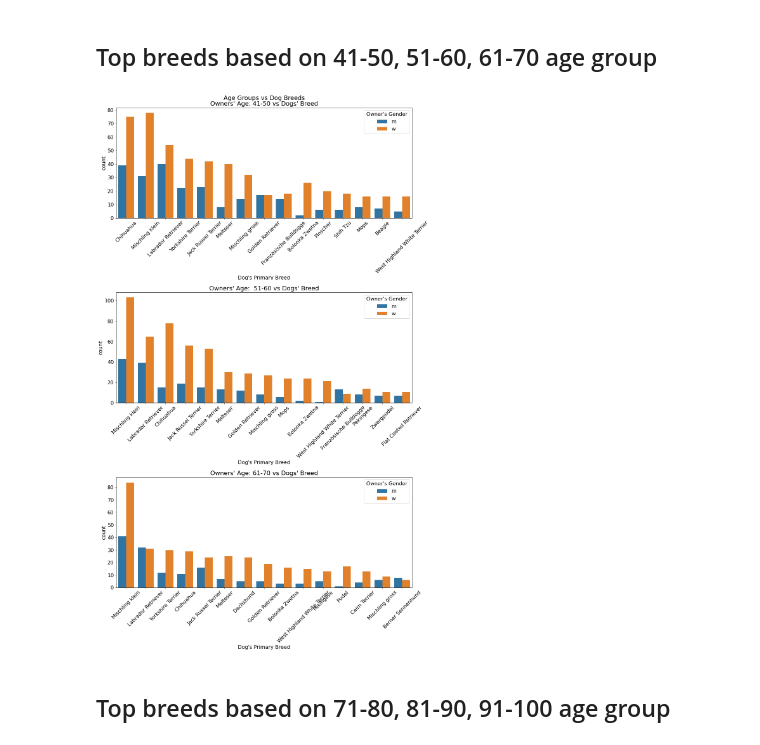
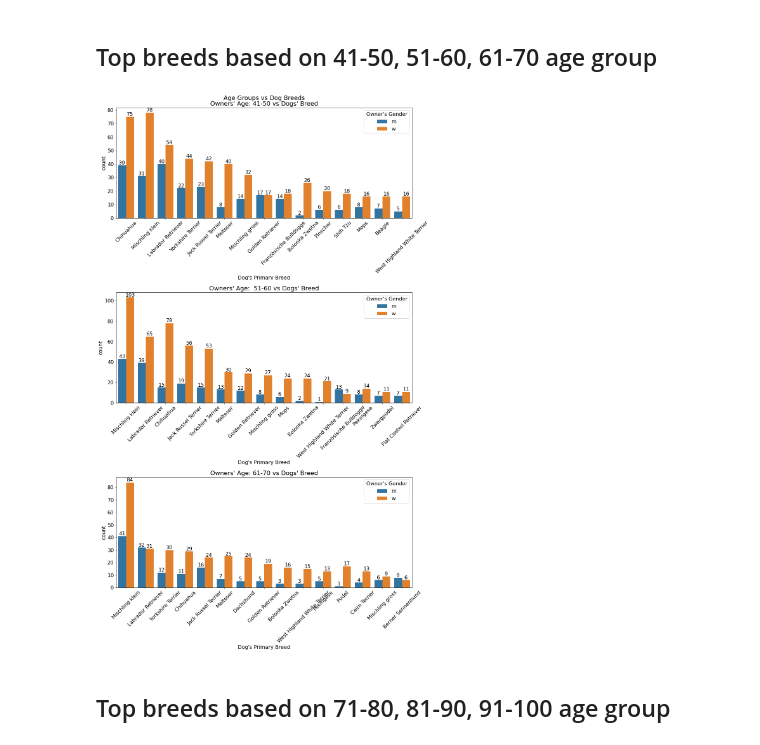
Before and after one commit to KierraDangerfield/Springboard, a Jupyter notebook: Craft a Story/Storytelling with Dogs of Zurich.ipynb, the cells around one changed output. Cells and saved outputs as stored; diff of their text form; code cells hidden in the pictures.

```diff
--- a/Craft a Story/Storytelling with Dogs of Zurich.ipynb
+++ b/Craft a Story/Storytelling with Dogs of Zurich.ipynb
@@ -152,6 +152,11 @@ ax1.tick_params(axis='x', labelrotation=45)
 ax2.tick_params(axis='x', labelrotation=45)
 ax3.tick_params(axis='x', labelrotation=45)
 
+for (x, y, z) in zip(ax1.containers, ax2.containers, ax3.containers):
+    ax1.bar_label(x)
+    ax2.bar_label(y)
+    ax3.bar_label(z)
+
 fig.tight_layout()
 plt.show()
 # %% [output]
@@ -163,34 +168,39 @@ plt.show()
 fortyone_50 = dogData[dogData["Owner's Age"] == "41-50"]
 fiftyone_60 = dogData[dogData["Owner's Age"] == "51-60"]
 sixtyone_70 = dogData[dogData["Owner's Age"] == "61-70"]
 
 
 fig, (ax1, ax2, ax3) = plt.subplots(ncols=1, nrows=3, figsize=(15,25))
 fig.suptitle("Age Groups vs Dog Breeds")
 
 
 sns.countplot(x="Dog's Primary Breed", data=fortyone_50, hue="Owner's Gender",
               order=fortyone_50["Dog's Primary Breed"].value_counts().iloc[:15].index,
               ax=ax1).set(title="Owners' Age: 41-50 vs Dogs' Breed")
 
 sns.countplot(x="Dog's Primary Breed", data=fiftyone_60, hue="Owner's Gender",
               order=fiftyone_60["Dog's Primary Breed"].value_counts().iloc[:15].index,
               ax=ax2).set(title="Owners' Age:  51-60 vs Dogs' Breed")
 
 sns.countplot(x="Dog's Primary Breed", data=sixtyone_70, hue="Owner's Gender",
               order=sixtyone_70["Dog's Primary Breed"].value_counts().iloc[:15].index,
               ax=ax3).set(title="Owners' Age: 61-70 vs Dogs' Breed")
 
 plt.rcParams['font.size'] = '16'
 
 ax1.tick_params(axis='x', labelrotation=45)
 ax2.tick_params(axis='x', labelrotation=45)
 ax3.tick_params(axis='x', labelrotation=45)
 
+for (x, y, z) in zip(ax1.containers, ax2.containers, ax3.containers):
+    ax1.bar_label(x)
+    ax2.bar_label(y)
+    ax3.bar_label(z)
+
 fig.tight_layout()
 plt.show()
 # %% [output]
-[figure, old version]
+[figure, new version]
 # %% [markdown]
 ## Top breeds based on 71-80, 81-90, 91-100 age group
 # %%
```
Also changed, not shown: parts of 5 cells of this notebook.
